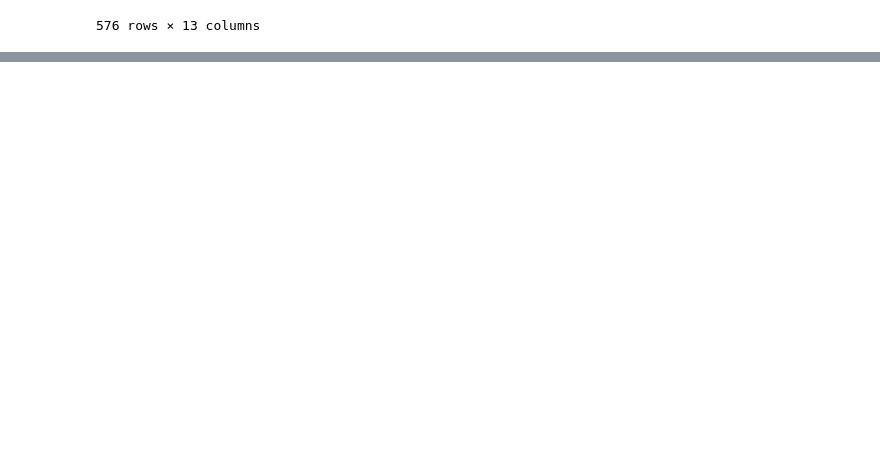
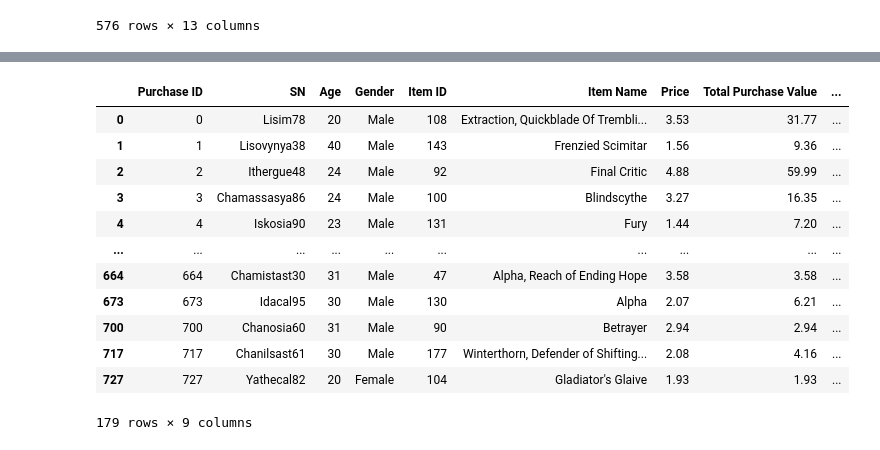
Before and after one commit to anishjv20/pandas-challenge, a Jupyter notebook: HeroesOfPymoli/HeroesOfPymoli.ipynb, the cells around one changed output, grey strips where cells are left out. Cells and saved outputs as stored; diff of their text form; code cells hidden in the pictures; blank space fills up the shorter version.

```diff
--- a/HeroesOfPymoli/HeroesOfPymoli.ipynb
+++ b/HeroesOfPymoli/HeroesOfPymoli.ipynb
@@ -388,0 +392,3 @@ See the caveats in the documentation: https://pandas.pydata.org/pandas-docs/stab
+# %%
+purchase_data['Purchase Count'] = purchase_data.groupby(['Item ID'])['Price'].transform('count')
+purchase_data
@@ -388,0 +413,3 @@ See the caveats in the documentation: https://pandas.pydata.org/pandas-docs/stab
+# %%
+purchase_data['Total Purchase Value'] = purchase_data.groupby(['Item ID'])['Price'].transform('sum')
+# purchase_data.drop(['Age group','Total spend','Count','Average Purchase Price','Item Count'],axis=1)
@@ -388,0 +432,17 @@ See the caveats in the documentation: https://pandas.pydata.org/pandas-docs/stab
+# %%
+Item_count = purchase_data.drop_duplicates(subset=['Item ID'])
+Item_count
+# %% [output]
+|  | Purchase ID | SN | Age | Gender | Item ID | Item Name | Price | Total Purchase Value | ... |
+| 0 | 0 | Lisim78 | 20 | Male | 108 | Extraction, Quickblade Of Trembli... | 3.53 | 31.77 | ... |
+| 1 | 1 | Lisovynya38 | 40 | Male | 143 | Frenzied Scimitar | 1.56 | 9.36 | ... |
+| 2 | 2 | Ithergue48 | 24 | Male | 92 | Final Critic | 4.88 | 59.99 | ... |
+| 3 | 3 | Chamassasya86 | 24 | Male | 100 | Blindscythe | 3.27 | 16.35 | ... |
+| 4 | 4 | Iskosia90 | 23 | Male | 131 | Fury | 1.44 | 7.20 | ... |
+| ... | ... | ... | ... | ... | ... | ... | ... | ... | ... |
+| 664 | 664 | Chamistast30 | 31 | Male | 47 | Alpha, Reach of Ending Hope | 3.58 | 3.58 | ... |
+| 673 | 673 | Idacal95 | 30 | Male | 130 | Alpha | 2.07 | 6.21 | ... |
+| 700 | 700 | Chanosia60 | 31 | Male | 90 | Betrayer | 2.94 | 2.94 | ... |
+| 717 | 717 | Chanilsast61 | 30 | Male | 177 | Winterthorn, Defender of Shifting... | 2.08 | 4.16 | ... |
+| 727 | 727 | Yathecal82 | 20 | Female | 104 | Gladiator's Glaive | 1.93 | 1.93 | ... |
+179 rows × 9 columns
```
Also changed, not shown: parts of 12 cells of this notebook.
